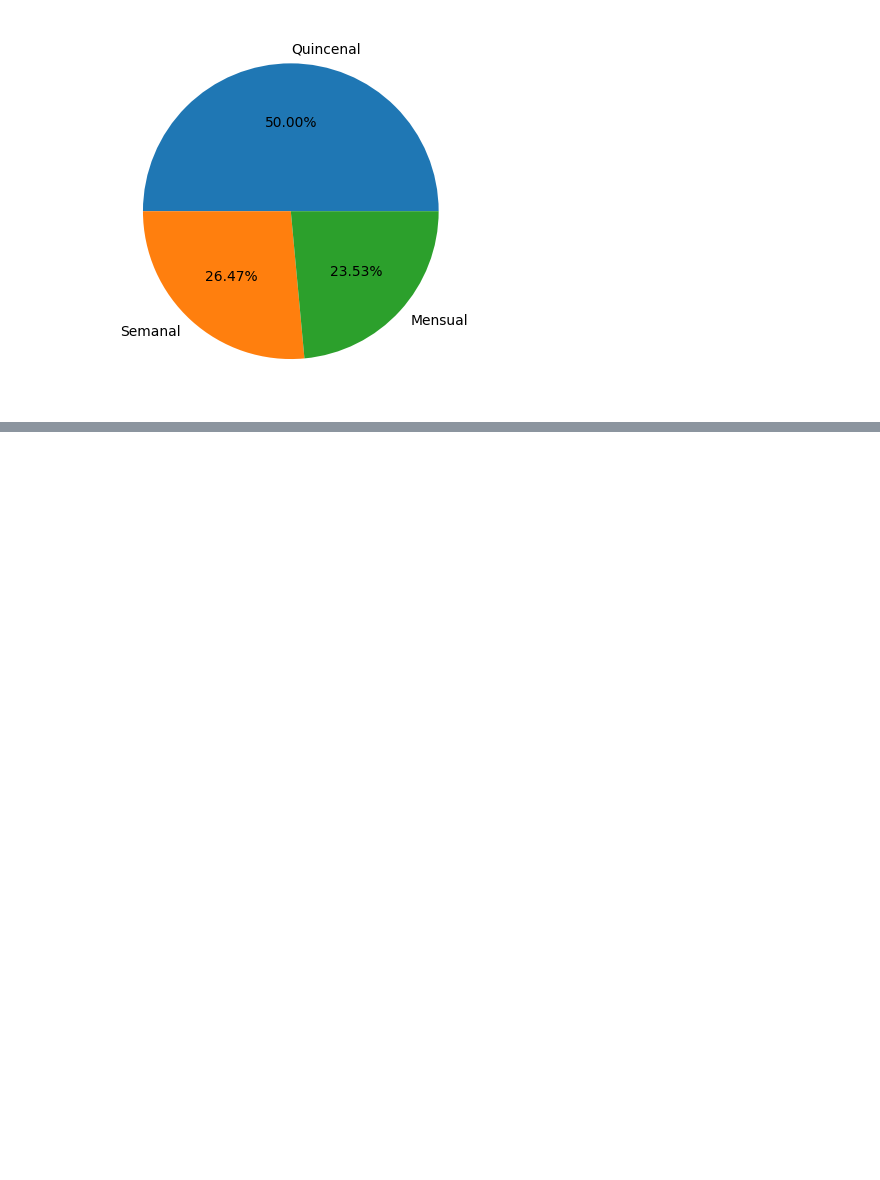
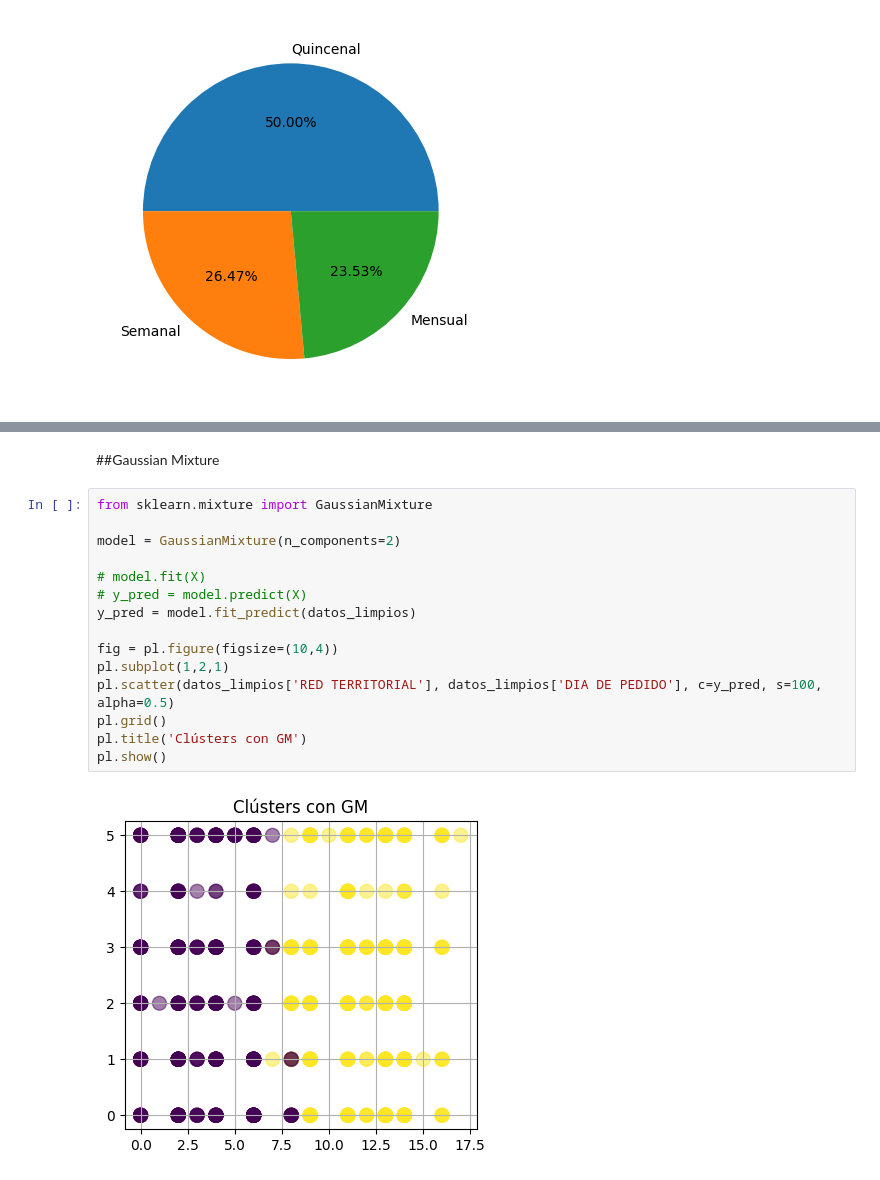
Before and after one commit to 3211118/My_project_BDA, a Jupyter notebook: notebooks/analysis.ipynb, the cells around one changed output, grey strips where cells are left out. Saved outputs shown, nothing was run; the diff lists cells and outputs as text; blank space fills up the shorter version.

```diff
--- a/notebooks/analysis.ipynb
+++ b/notebooks/analysis.ipynb
@@ -108,0 +168,19 @@ for i in ['LUNES','MARTES', 'MIÉRCOLES','JUEVES','VIERNES','SABADO']:
+# %% [markdown]
+##Gaussian Mixture
+# %%
+from sklearn.mixture import GaussianMixture
+
+model = GaussianMixture(n_components=2)
+
+# model.fit(X)
+# y_pred = model.predict(X)
+y_pred = model.fit_predict(datos_limpios)
+
+fig = pl.figure(figsize=(10,4))
+pl.subplot(1,2,1)
+pl.scatter(datos_limpios['RED TERRITORIAL'], datos_limpios['DIA DE PEDIDO'], c=y_pred, s=100, alpha=0.5)
+pl.grid()
+pl.title('Clústers con GM')
+pl.show()
+# %% [output]
+[figure, added]
```
Also changed, not shown: parts of 35 cells of this notebook.
